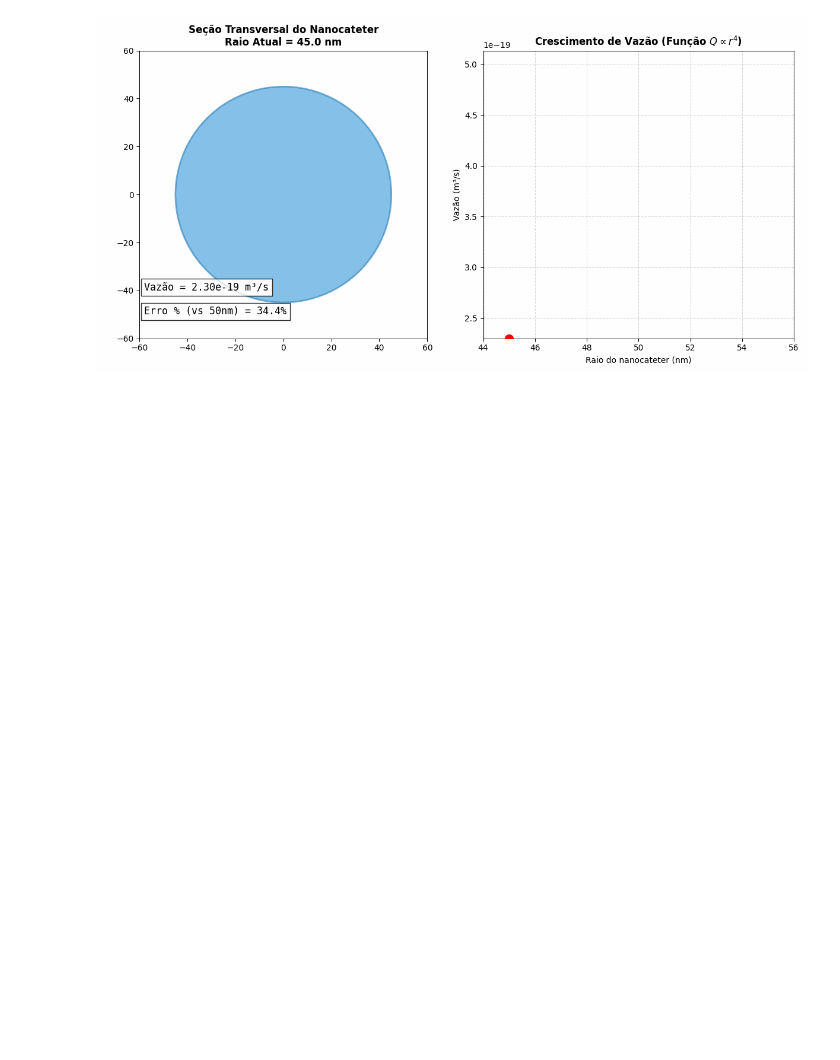
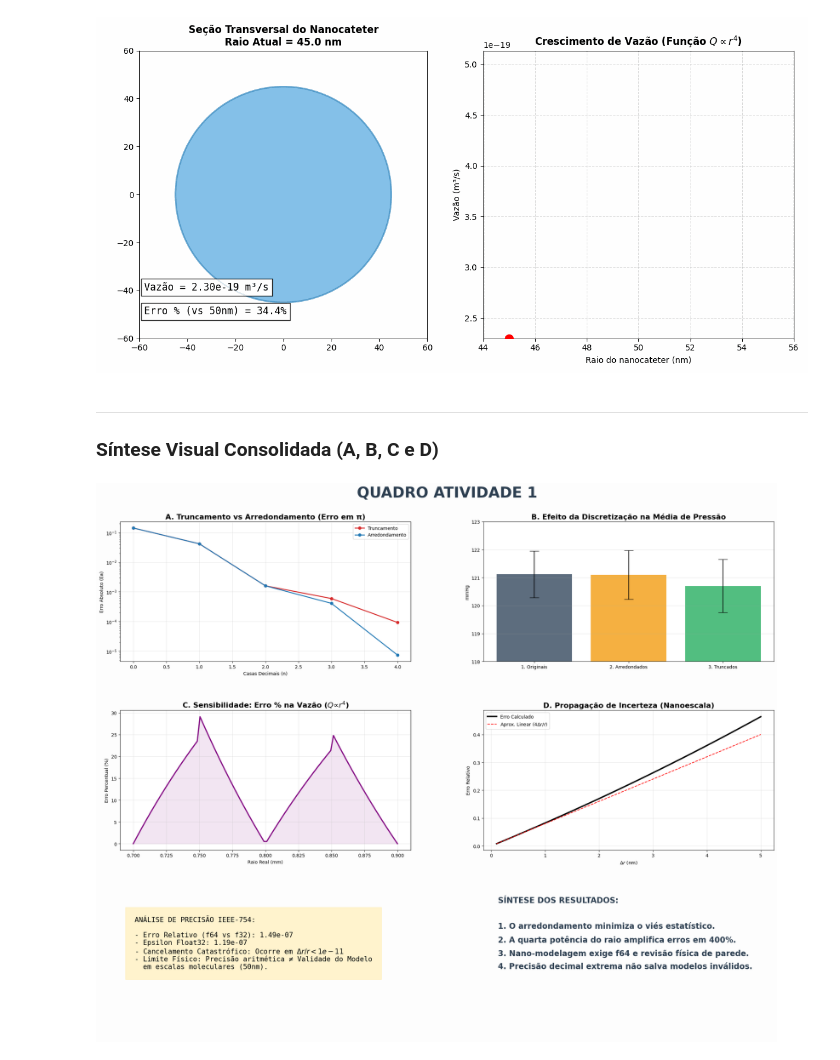
Before and after one commit to brenoprato/calculo-numerico, a Jupyter notebook: atividades/atv_1/resolucao.ipynb, the cells around one changed output. Saved outputs shown, nothing was run; the diff lists cells and outputs as text; code cells hidden in the pictures; blank space fills up the shorter version.

```diff
--- a/atividades/atv_1/resolucao.ipynb
+++ b/atividades/atv_1/resolucao.ipynb
@@ -647,3 +571,74 @@ for fn in filenames:
 display(Image(filename='nanocateter.gif'))
 # %% [output]
 [figure]
+# %% [markdown]
+---
+### Síntese Visual Consolidada (A, B, C e D)
+# %%
+import matplotlib.pyplot as plt
+import matplotlib.gridspec as gridspec
+import numpy as np
+
+# --- CONSTRUÇÃO DO DASHBOARD FINAL CONSOLIDADO ---
+fig = plt.figure(figsize=(22, 18))
+fig.patch.set_facecolor('#fdfdfd')
+fig.suptitle('QUADRO ATIVIDADE 1', fontsize=32, weight='bold', y=0.98, color='#2c3e50')
+
+# Ajuste do GridSpec para organizar os 6 painéis
+gs = gridspec.GridSpec(3, 2, figure=fig, hspace=0.35, wspace=0.25)
+
+# A. Eficiência Numérica (Dados da Parte A)
+ax_a = fig.add_subplot(gs[0, 0])
+df_a_pi = df_A[df_A['Valor (x)'] == 3.14159265]
+for m, c in zip(['Truncamento', 'Arredondamento'], ['#d62728', '#1f77b4']):
+    d = df_a_pi[df_a_pi['Método'] == m]
+    ax_a.plot(d['Casas (n)'], d['Ea'], 'o-', label=m, color=c, lw=2)
+ax_a.set_yscale('log')
+ax_a.set_title('A. Truncamento vs Arredondamento (Erro em π)', weight='bold', fontsize=16)
+ax_a.set_xlabel('Casas Decimais (n)'); ax_a.set_ylabel('Erro Absoluto (Ea)'); ax_a.legend(); ax_a.grid(True, alpha=0.3)
+
+# B. Variabilidade Clínica (Dados da Parte B)
+ax_b = fig.add_subplot(gs[0, 1])
+ax_b.bar(df_stats['Série'], df_stats['Média (mmHg)'], yerr=df_stats['Desvio-padrão (mmHg)'],
+         color=['#34495e', '#f39c12', '#27ae60'], alpha=0.8, capsize=10)
+ax_b.set_ylim(118, 123)
+ax_b.set_title('B. Efeito da Discretização na Média de Pressão', weight='bold', fontsize=16)
+ax_b.set_ylabel('mmHg'); ax_b.grid(axis='y', alpha=0.3)
+
+# C. Sensibilidade do Modelo (Dados da Parte C)
+ax_c = fig.add_subplot(gs[1, 0])
+ax_c.plot(raios_mm, Ep_sens, color='purple', lw=2.5)
+ax_c.fill_between(raios_mm, Ep_sens, color='purple', alpha=0.1)
+ax_c.set_title(r'C. Sensibilidade: Erro % na Vazão ($Q ∝ r^4$)', weight='bold', fontsize=16)
+ax_c.set_xlabel('Raio Real (mm)'); ax_c.set_ylabel('Erro Percentual (%)'); ax_c.grid(alpha=0.3)
+
+# D. Amplificação em Nanoescala (Dados da Parte D)
+ax_d = fig.add_subplot(gs[1, 1])
+ax_d.plot(deltas_r_nm, Er_maxs, 'k-', lw=3, label='Erro Calculado')
+ax_d.plot(deltas_r_nm, 4*(deltas_r_nm*1e-9/r_nano), 'r--', label=r'Aprox. Linear ($4Δr/r$)')
+ax_d.set_title('D. Propagação de Incerteza (Nanoescala)', weight='bold', fontsize=16)
+ax_d.set_xlabel(r'$Δr$ (nm)'); ax_d.set_ylabel('Erro Relativo'); ax_d.legend(); ax_d.grid(alpha=0.3)
+
+# E. Insights Computacionais (IEEE-754)
+ax_e = fig.add_subplot(gs[2, 0]); ax_e.axis('off')
+info_txt = ("ANÁLISE DE PRECISÃO IEEE-754:\n\n"
+            f"- Erro Relativo (f64 vs f32): {np.abs(Q64-Q32)/Q64:.2e}\n"
+            f"- Epsilon Float32: {np.finfo(np.float32).eps:.2e}\n"
+            r"- Cancelamento Catastrófico: Ocorre em $Δr/r < 1e-11$" + "\n"
+            "- Limite Físico: Precisão aritmética ≠ Validade do Modelo\n"
+            "  em escalas moleculares (50nm).")
+ax_e.text(0.05, 0.5, info_txt, fontsize=15, family='monospace', bbox=dict(facecolor='#fff3cd', edgecolor='#ffeeba', pad=20))
+
+# F. Conclusões Gerais
+ax_f = fig.add_subplot(gs[2, 1]); ax_f.axis('off')
+conc_txt = ("SÍNTESE DOS RESULTADOS:\n\n"
+            "1. O arredondamento minimiza o viés estatístico.\n"
+            "2. A quarta potência do raio amplifica erros em 400%.\n"
+            "3. Nano-modelagem exige f64 e revisão física de parede.\n"
+            "4. Precisão decimal extrema não salva modelos inválidos.")
+ax_f.text(0.05, 0.5, conc_txt, fontsize=17, weight='bold', color='#2c3e50', linespacing=1.8)
+
+plt.subplots_adjust(top=0.92, bottom=0.05, left=0.05, right=0.95, hspace=0.3, wspace=0.2)
+plt.show()
+# %% [output]
+[figure, added]
```
Also changed, not shown: parts of 3 cells of this notebook.
